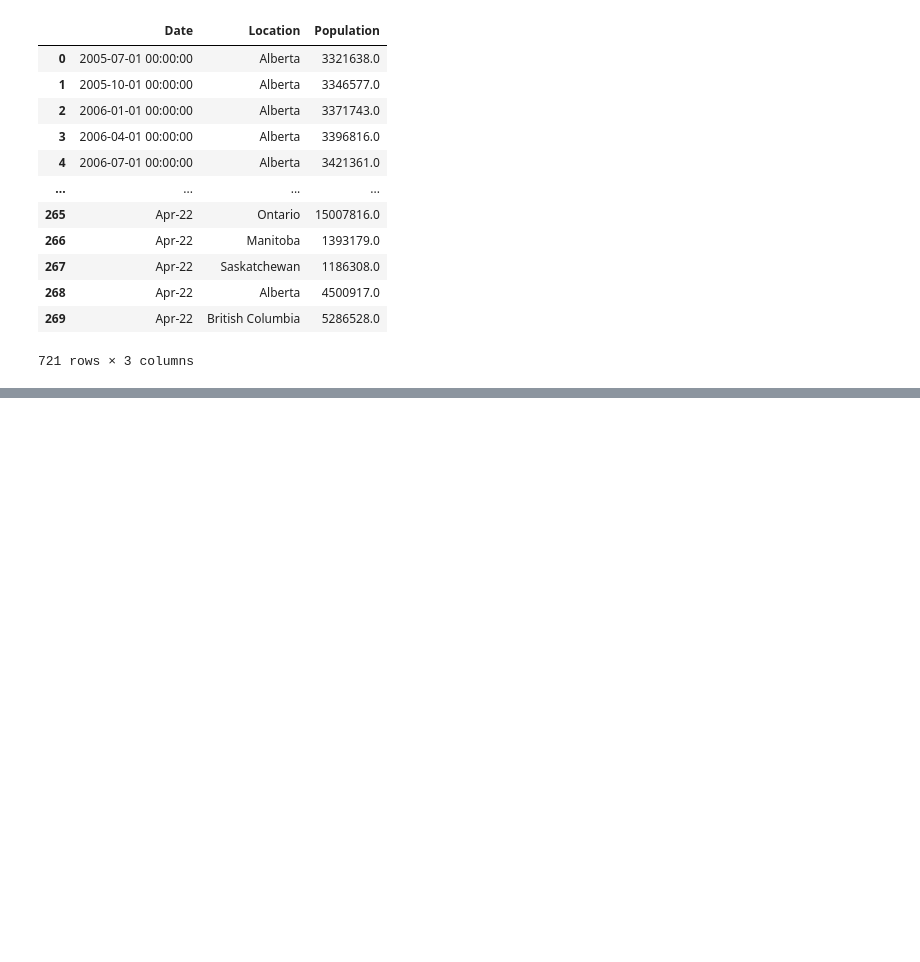
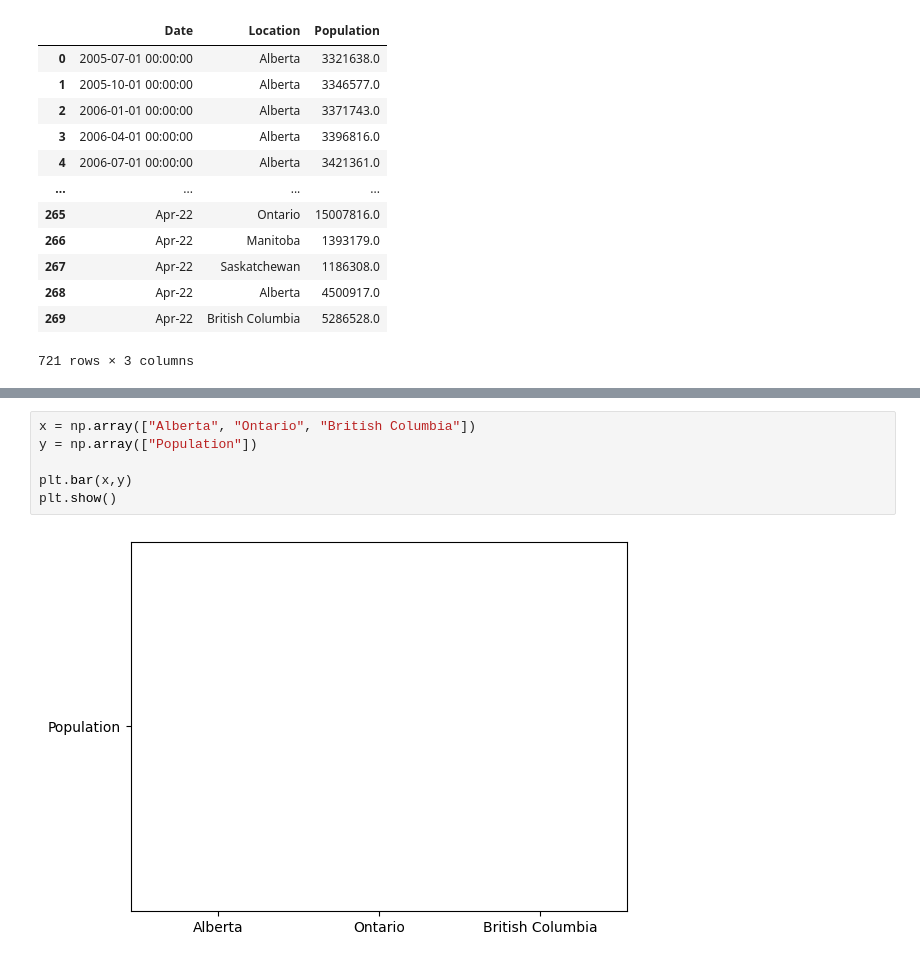
Before and after one commit to nishprojects/Capstone-RealEstateTrends, a Jupyter notebook: Population1.ipynb, the cells around one changed output, grey strips where cells are left out. Saved outputs shown, nothing was run; the diff lists cells and outputs as text; blank space fills up the shorter version.

```diff
--- a/Population1.ipynb
+++ b/Population1.ipynb
@@ -289,0 +333,8 @@ newdf
+# %%
+x = np.array(["Alberta", "Ontario", "British Columbia"])
+y = np.array(["Population"])
+
+plt.bar(x,y)
+plt.show()
+# %% [output]
+[figure, added]
```
Also changed, not shown: parts of 10 cells of this notebook.
